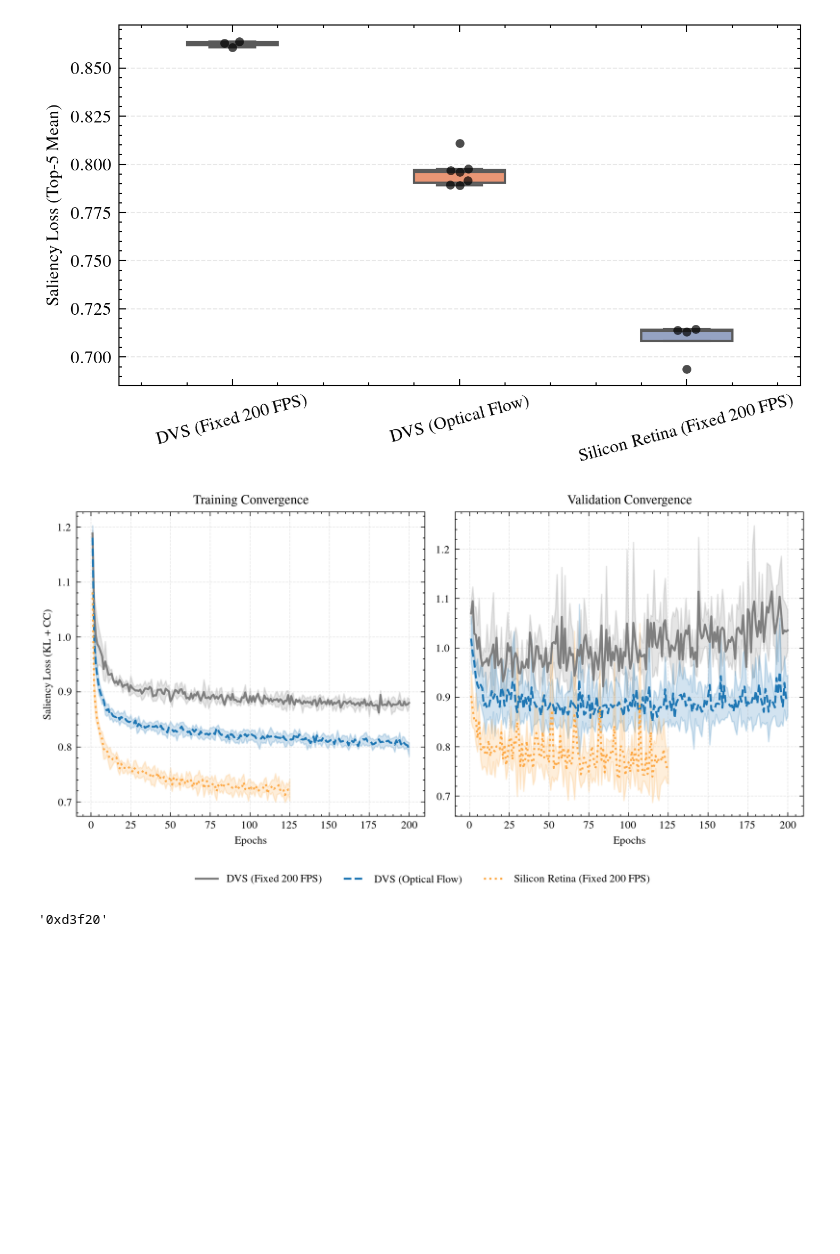
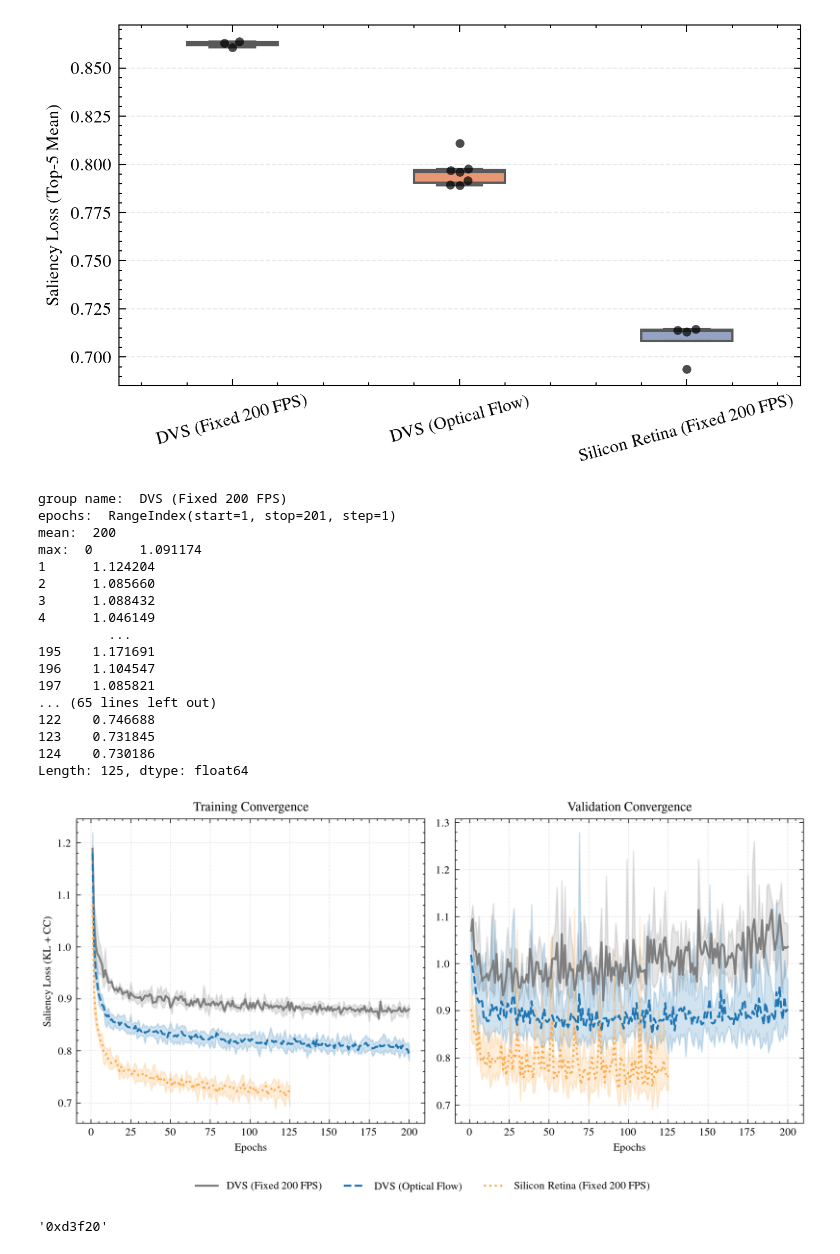
Before and after one commit to mlewandowski0/sillicon-retina, a Jupyter notebook: paper-figures/analysis_saliency.ipynb, the cells around one changed output. Cells and saved outputs as stored; diff of their text form; code cells hidden in the pictures; blank space fills up the shorter version.

```diff
--- a/paper-figures/analysis_saliency.ipynb
+++ b/paper-figures/analysis_saliency.ipynb
@@ -608,9 +611,9 @@ occupancy = 100 * np.array([0.013515, 0.026191, 0.031982, 0.081188, 0.09811, 0.1
 
 # DVS sweep exported by W&B. The duplicate threshold=0.35 run is represented
 # by one grouped series in the CSV, so it is plotted once at its occupancy.
-dvs_threshold_labels = ["0.475", "0.450", "0.425", "0.40", "0.375", "0.35", "0.325", "0.300", "0.275", "0.25", "0.15"]
+dvs_threshold_labels = ["1.000","0.950","0.900","0.850","0.800","0.750","0.725","0.700","0.675","0.650","0.625","0.600","0.575", "0.550","0.525", "0.500",  "0.475", "0.450", "0.425", "0.40", "0.375", "0.35", "0.325", "0.300", "0.275", "0.25", "0.15"]
 dvs_threshold = np.array([float(t) for t in dvs_threshold_labels])
-dvs_occupancy = 100 * np.array([0.051954, 0.054759, 0.057644, 0.061169, 0.065272, 0.069215, 0.07393, 0.078425, 0.084817, 0.091954, 0.13195])
+dvs_occupancy = 100 * np.array([0.023496, 0.024853, 0.026274, 0.027969,  0.028184, 0.032431, 0.03327, 0.03468, 0.035706, 0.037774, 0.039498, 0.040944, 0.042828,0.043216, 0.047002,  0.049552,   0.051954, 0.054759, 0.057644, 0.061169, 0.065272, 0.069215, 0.07393, 0.078425, 0.084817, 0.091954, 0.13195])
 dvs_train_columns = [f"dvs_threshold={t} - train_loss_epoch" for t in dvs_threshold_labels]
 dvs_val_columns = [f"dvs_threshold={t} - val_loss_epoch" for t in dvs_threshold_labels]
 
@@ -665,7 +668,7 @@ ax1.plot(dvs_occ_sorted, dvs_val_sorted, '^-', color='C3', alpha=0.85, label='DV
 ax1.set_xlabel('Event Occupancy (%)')
 ax1.set_ylabel('Saliency Loss (KL + CC)')
 ax1.set_xlim(0.5, 18)
-ax1.set_ylim(0.68, 0.84)
+ax1.set_ylim(0.68, 0.90)
 
 # Top X-Axis: Mapping Occupancy to p2 values
 ax_top = ax1.twiny()
@@ -681,7 +684,7 @@ ax_top.grid(True, axis='x', ls=':', color='C1', alpha=0.6)
 
 # Main Grid
 ax1.grid(True, which="major", ls="-", alpha=0.15)
-ax1.legend(loc='lower right', fontsize=6)
+ax1.legend(loc='upper right', fontsize=6)
 
 plt.title('Saliency Performance vs. Event Occupancy', pad=20)
 plt.savefig('sparsity_performance_sweep_robust.png', bbox_inches='tight')
@@ -724,9 +727,9 @@ occupancy = 100 * np.array([0.013515, 0.026191, 0.031982, 0.081188, 0.09811, 0.1
 
 # DVS sweep exported by W&B. The duplicate threshold=0.35 run is represented
 # by one grouped series in the CSV, so it is plotted once at its occupancy.
-dvs_threshold_labels = ["0.475", "0.450", "0.425", "0.40", "0.375", "0.35", "0.325", "0.300", "0.275", "0.25", "0.15"]
+dvs_threshold_labels = ["1.000","0.950","0.900","0.850","0.800","0.750","0.725","0.700","0.675","0.650","0.625","0.600","0.575", "0.550","0.525", "0.500",  "0.475", "0.450", "0.425", "0.40", "0.375", "0.35", "0.325", "0.300", "0.275", "0.25", "0.15"]
 dvs_threshold = np.array([float(t) for t in dvs_threshold_labels])
-dvs_occupancy = 100 * np.array([0.051954, 0.054759, 0.057644, 0.061169, 0.065272, 0.069215, 0.07393, 0.078425, 0.084817, 0.091954, 0.13195])
+dvs_occupancy = 100 * np.array([0.023496, 0.024853, 0.026274, 0.027969,  0.028184, 0.032431, 0.03327, 0.03468, 0.035706, 0.037774, 0.039498, 0.040944, 0.042828,0.043216, 0.047002,  0.049552,   0.051954, 0.054759, 0.057644, 0.061169, 0.065272, 0.069215, 0.07393, 0.078425, 0.084817, 0.091954, 0.13195])
 dvs_train_columns = [f"dvs_threshold={t} - train_loss_epoch" for t in dvs_threshold_labels]
 dvs_val_columns = [f"dvs_threshold={t} - val_loss_epoch" for t in dvs_threshold_labels]
 
@@ -798,13 +801,13 @@ ax1.annotate('DVS threshold sweep',
              zorder=4)
 
 # 6. Formatting
-ax1.set_xlabel('Event Occupancy (%)')
+ax1.set_xlabel('Grid Occupancy (%)')
 ax1.set_ylabel('Saliency Loss (KL + CC)')
 ax1.set_xlim(0.5, 17)
-ax1.set_ylim(0.675, 0.84)
+ax1.set_ylim(0.675, 0.88)
 
 ax1.grid(True, which="major", ls="-", alpha=0.15, zorder=1)
-ax1.legend(loc='lower right', fontsize=6)
+ax1.legend(loc='upper right', fontsize=6)
 
 #plt.title('Saliency Performance vs. Event Occupancy', pad=10)
 plt.savefig('sparsity_performance_sweep_annotated.png', bbox_inches='tight')
@@ -1299,10 +1309,12 @@ def get_curve_stats(df, columns):
     aligned_df = pd.DataFrame(aligned_runs)
 
     mean = aligned_df.mean(axis=1)
+    _max = aligned_df.max(axis=1)
+    _min = aligned_df.min(axis=1)
     std = aligned_df.std(axis=1)
     epochs = aligned_df.index + 1  # Shift to 1-based indexing for Epochs
 
-    return epochs, mean, std
+    return epochs, mean, std, _max, _min
 
 # 3. Plotting
 plt.style.use(['science', 'ieee'])
@@ -1310,38 +1322,80 @@ fig, (ax1, ax2) = plt.subplots(1, 2, figsize=(8, 4), dpi=300)
 
 # Plot Training Curves
 for group_name, cols in groups_train.items():
-    epochs, mean, std = get_curve_stats(df_train, cols)
+    epochs, mean, std, _max, _min = get_curve_stats(df_train, cols)
+    df = pd.DataFrame({
+        'Epochs': epochs,
+        'Mean': mean,
+        'Max': _max,
+        'Min': _min
+    })
+    df.to_csv(f'train_stats_{group_name}.csv', index=False)
+
     if epochs is not None:
         ax1.plot(epochs, mean, label=group_name, color=colors[group_name], linewidth=1.5)
-        ax1.fill_between(epochs, mean - std, mean + std, color=colors[group_name], alpha=0.2)
+        ax1.fill_between(epochs, _min, _max, color=colors[group_name], alpha=0.2)
+
+
 
 # Plot Validation Curves
 for group_name, cols in groups_val.items():
-    epochs, mean, std = get_curve_stats(df_val, cols)
+    epochs, mean, std, _max, _min = get_curve_stats(df_val, cols)
+    df = pd.DataFrame({
+        'Epochs': epochs,
+        'Mean': mean,
+        'Max': _max,
+        'Min': _min
+    })
+    df.to_csv(f'val_stats_{group_name}.csv', index=False)
+
+
     if epochs is not None:
         ax2.plot(epochs, mean, label=group_name, color=colors[group_name], linewidth=1.5)
-        ax2.fill_between(epochs, mean - std, mean + std, color=colors[group_name], alpha=0.2)
+        ax2.fill_between(epochs, _min, _max, color=colors[group_name], alpha=0.2)
+        print("group name: ", group_name)
+        print("epochs: ", epochs)
+        print("mean: ", mean.size)
+        print("max: ", _max)
+        print("min: ", _min)
+
 
 # Formatting
 ax1.set_title('Training Convergence')
 ax1.set_xlabel('Epochs')
 ax1.set_ylabel('Saliency Loss (KL + CC)')
 ax1.grid(True, linestyle='--', alpha=0.3)
 
 ax2.set_title('Validation Convergence')
 ax2.set_xlabel('Epochs')
 ax2.grid(True, linestyle='--', alpha=0.3)
 
 # Shared legend placed optimally
 lines, labels = ax1.get_legend_handles_labels()
 fig.legend(lines, labels, loc='lower center', ncol=3, bbox_to_anchor=(0.5, -0.05), fontsize=8)
 
 plt.tight_layout()
 plt.subplots_adjust(bottom=0.15)
 plt.savefig('upsampling_convergence_curves_fixed.png')
 plt.show()
 # %% [output]
+group name:  DVS (Fixed 200 FPS)
+epochs:  RangeIndex(start=1, stop=201, step=1)
+mean:  200
+max:  0      1.091174
+1      1.124204
+2      1.085660
+3      1.088432
+4      1.046149
+         ...
+195    1.171691
+196    1.104547
+197    1.085821
+... (65 lines left out)
+122    0.746688
+123    0.731845
+124    0.730186
+Length: 125, dtype: float64
-[figure, old version]
+[figure, new version]
 # %%
 retina_colors = plt.cm.YlOrRd(np.linspace(0.4, 0.8, 2))
 # %%
```
Also changed, not shown: parts of 7 cells of this notebook, 14 other files.
